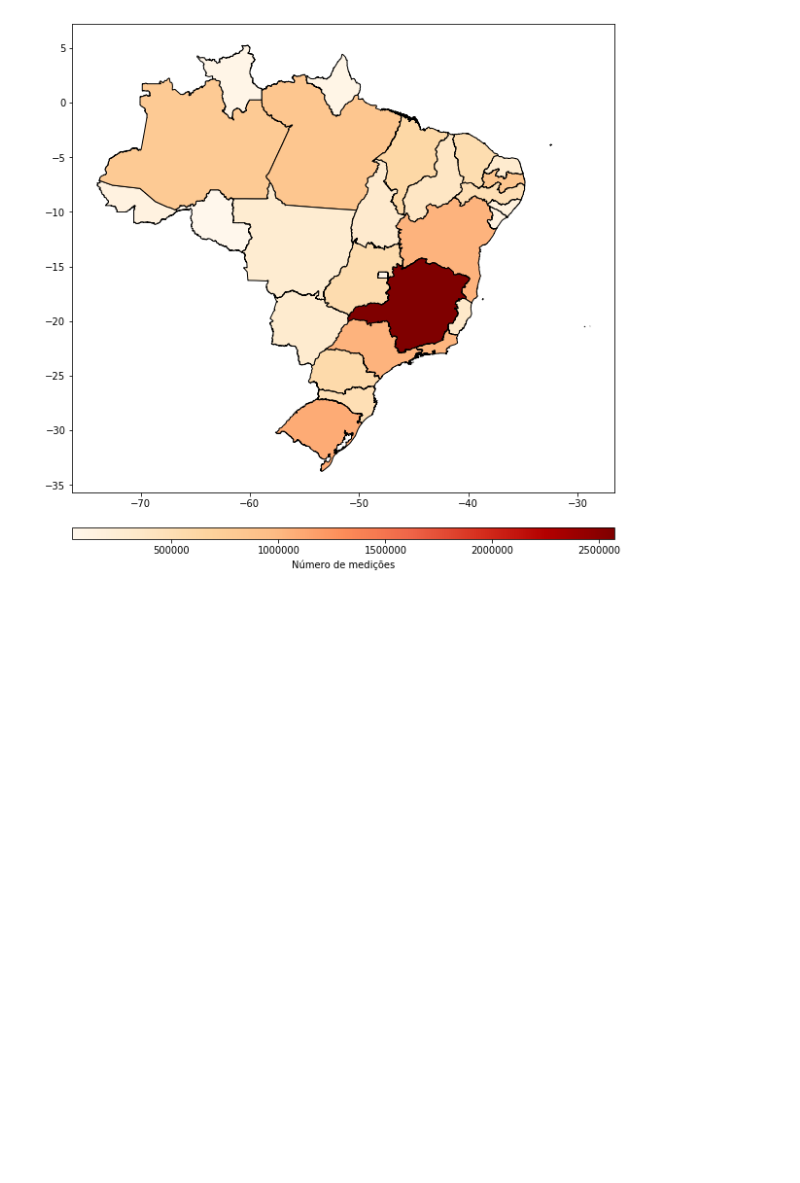
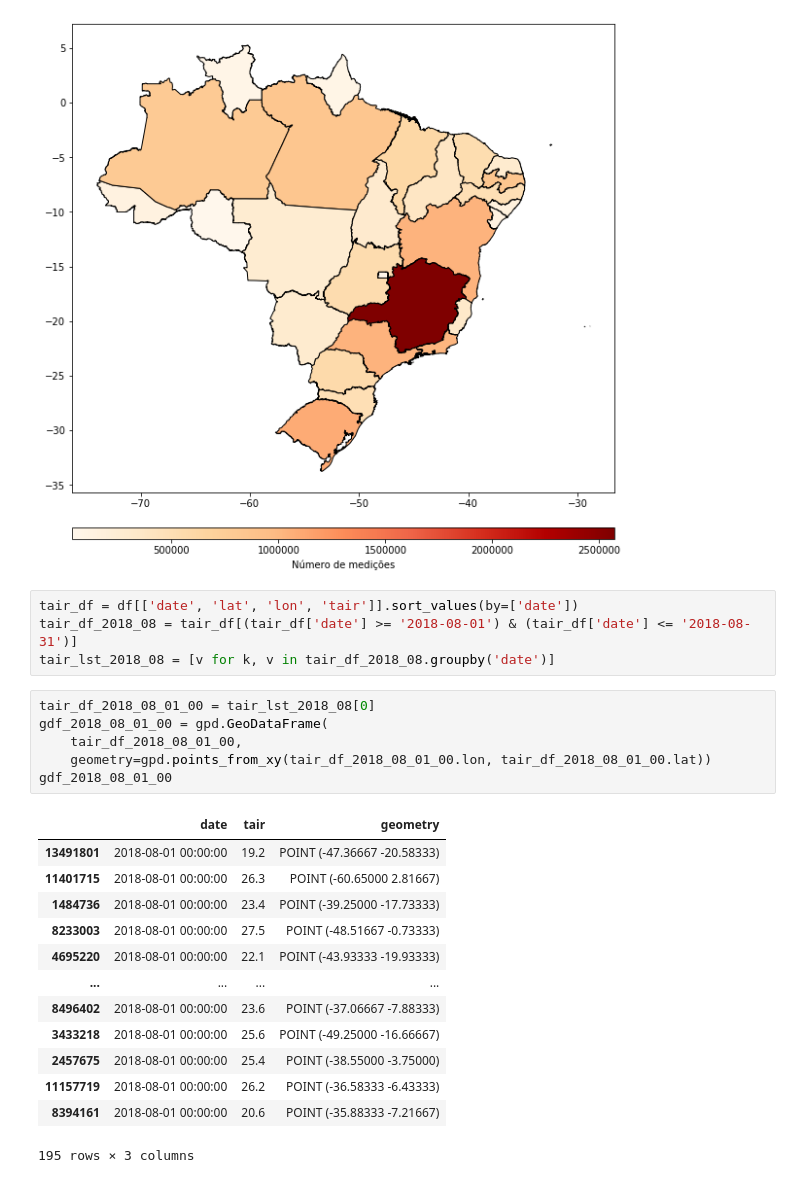
Before and after one commit to andrefellipe/ccd, a Jupyter notebook: maps.ipynb, the cells around one changed output. Saved outputs shown, nothing was run; the diff lists cells and outputs as text; blank space fills up the shorter version.

```diff
--- a/maps.ipynb
+++ b/maps.ipynb
@@ -74,3 +84,27 @@ map_df.plot(column='measurements_by_uf',
 # %% [output]
 <matplotlib.axes._subplots.AxesSubplot at 0x...>
 [figure]
+# %%
+tair_df = df[['date', 'lat', 'lon', 'tair']].sort_values(by=['date'])
+tair_df_2018_08 = tair_df[(tair_df['date'] >= '2018-08-01') & (tair_df['date'] <= '2018-08-31')]
+tair_lst_2018_08 = [v for k, v in tair_df_2018_08.groupby('date')]
+# %%
+tair_df_2018_08_01_00 = tair_lst_2018_08[0]
+gdf_2018_08_01_00 = gpd.GeoDataFrame(
+    tair_df_2018_08_01_00,
+    geometry=gpd.points_from_xy(tair_df_2018_08_01_00.lon, tair_df_2018_08_01_00.lat))
+gdf_2018_08_01_00
+# %% [output]
+|  | date | tair | geometry |
+| 13491801 | 2018-08-01 00:00:00 | 19.2 | POINT (-47.36667 -20.58333) |
+| 11401715 | 2018-08-01 00:00:00 | 26.3 | POINT (-60.65000 2.81667) |
+| 1484736 | 2018-08-01 00:00:00 | 23.4 | POINT (-39.25000 -17.73333) |
+| 8233003 | 2018-08-01 00:00:00 | 27.5 | POINT (-48.51667 -0.73333) |
+| 4695220 | 2018-08-01 00:00:00 | 22.1 | POINT (-43.93333 -19.93333) |
+| ... | ... | ... | ... |
+| 8496402 | 2018-08-01 00:00:00 | 23.6 | POINT (-37.06667 -7.88333) |
+| 3433218 | 2018-08-01 00:00:00 | 25.6 | POINT (-49.25000 -16.66667) |
+| 2457675 | 2018-08-01 00:00:00 | 25.4 | POINT (-38.55000 -3.75000) |
+| 11157719 | 2018-08-01 00:00:00 | 26.2 | POINT (-36.58333 -6.43333) |
+| 8394161 | 2018-08-01 00:00:00 | 20.6 | POINT (-35.88333 -7.21667) |
+195 rows × 3 columns
```
Also changed, not shown: parts of 6 cells of this notebook.
